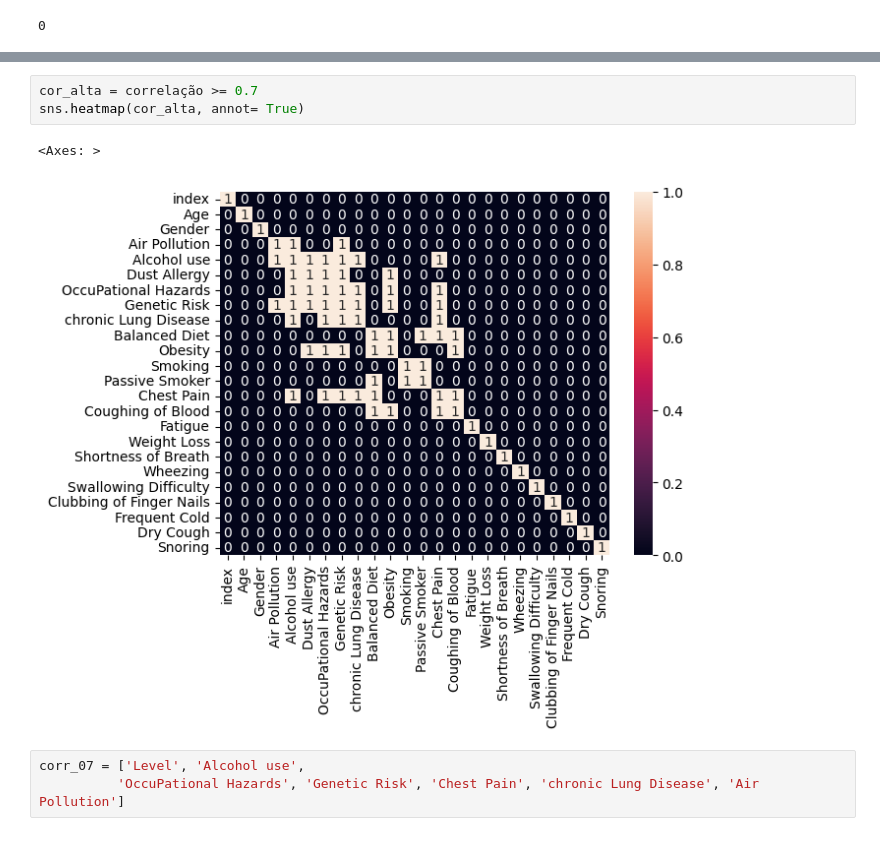
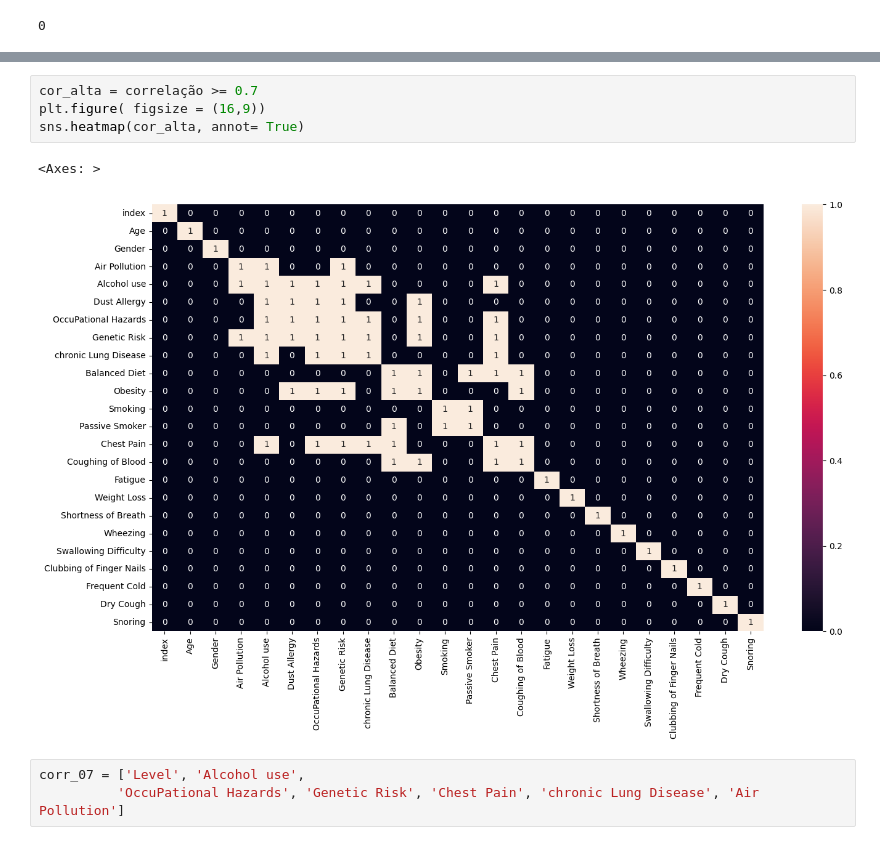
Before and after one commit to Danie110001001109192912/Cancer_prediction, a Jupyter notebook: lung_cancer_prediction.ipynb, the cells around one changed output, grey strips where cells are left out. Drawn from its saved outputs; the diff is of its cells as text.

```diff
--- a/lung_cancer_prediction.ipynb
+++ b/lung_cancer_prediction.ipynb
@@ -80,9 +80,10 @@ sns.heatmap(correlação)
 # %%
 cor_alta = correlação >= 0.7
+plt.figure( figsize = (16,9))
 sns.heatmap(cor_alta, annot= True)
 # %% [output]
 <Axes: >
-[figure, old version]
+[figure, new version]
 # %%
 corr_07 = ['Level', 'Alcohol use',
           'OccuPational Hazards', 'Genetic Risk', 'Chest Pain', 'chronic Lung Disease', 'Air Pollution']
```
Also changed, not shown: parts of 4 cells of this notebook.
